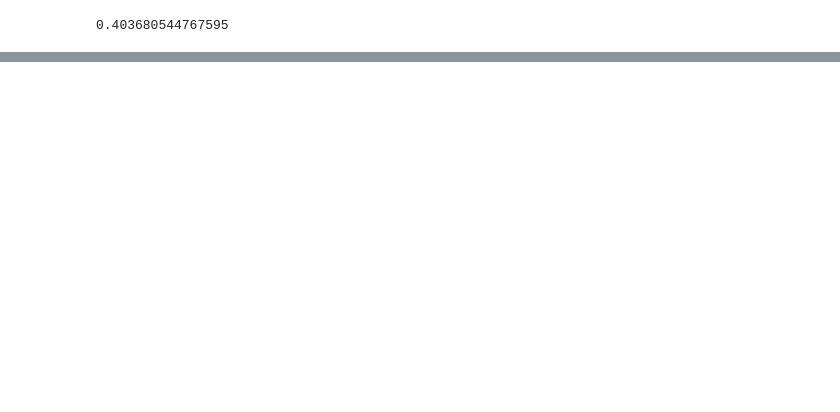
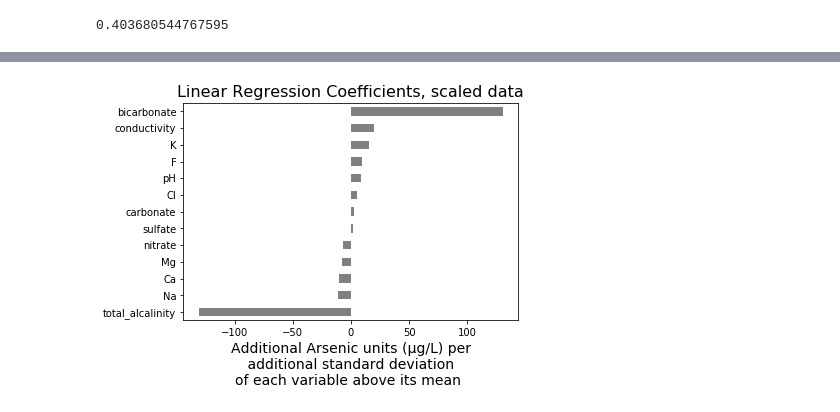
Before and after one commit to LambdaSchool/DS-Unit-2-Sprint-4-Model-Validation, a Jupyter notebook: module-1-begin-modeling-process/LS_DS_241_Begin_modeling_process_Assignment.ipynb, the cells around one changed output, grey strips where cells are left out. Cells and saved outputs as stored; diff of their text form; code cells hidden in the pictures; blank space fills up the shorter version.

```diff
--- a/module-1-begin-modeling-process/LS_DS_241_Begin_modeling_process_Assignment.ipynb
+++ b/module-1-begin-modeling-process/LS_DS_241_Begin_modeling_process_Assignment.ipynb
@@ -292,0 +307,15 @@ pd.Series(coefficients, feature_names).sort_values().plot.barh(color='gray');
+# %%
+# The previous graph is more useful when the data is scaled to a mean
+# of 0 and a standard deviation of 1.  I'll use pipeline to both the
+# scaling and model fitting together
+pipeline = make_pipeline(StandardScaler(), LinearRegression())
+pipeline.fit(X_train_ions, y_train)
+
+plt.figure()
+plt.title('Linear Regression Coefficients, scaled data', fontsize=16)
+coefficients = pipeline.named_steps['linearregression'].coef_
+feature_names = X_validate_ions.columns
+ax = pd.Series(coefficients, feature_names).sort_values().plot.barh(color='gray');
+ax.set_xlabel('Additional Arsenic units (µg/L) per\n additional standard deviation \nof each variable above its mean ', fontsize=14);
+# %% [output]
+[figure, added]
```
Also changed, not shown: parts of 28 cells of this notebook.
